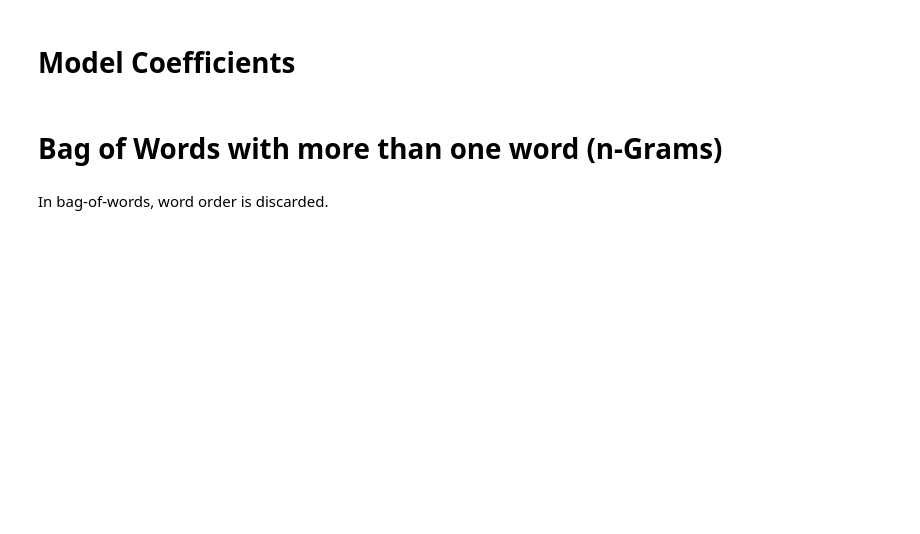
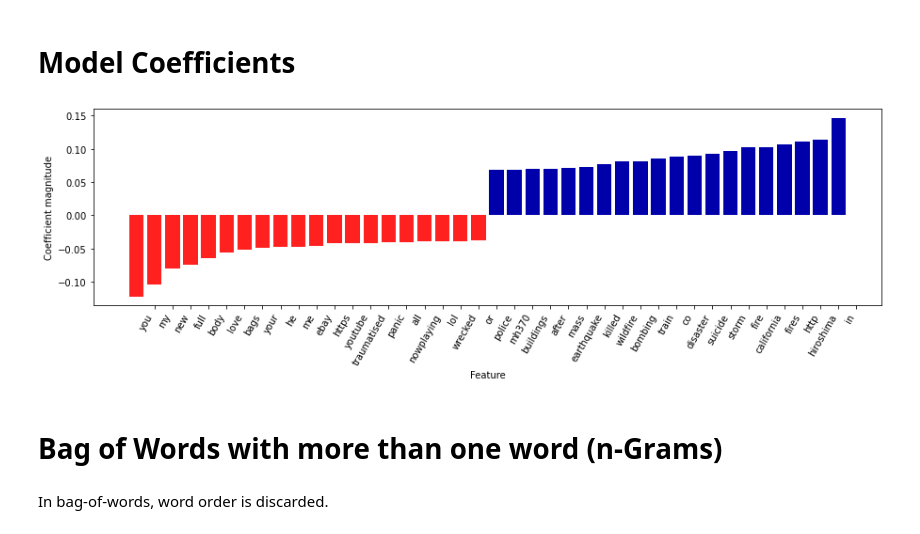
Before and after one commit to jennamurphymcad/Final-Project, a Jupyter notebook: Disaster/Initial_Analysis_Disaster.ipynb, the cells around one changed output. Saved outputs shown, nothing was run; the diff lists cells and outputs as text; code cells hidden in the pictures; blank space fills up the shorter version.

Commit message:
updates during tuesday session: added in images

```diff
--- a/Disaster/Initial_Analysis_Disaster.ipynb
+++ b/Disaster/Initial_Analysis_Disaster.ipynb
@@ -329,8 +373,12 @@ print("Features with lowest idf:\n{}".format(feature_names[sorted_by_idf[:100]])
 # Model Coefficients
 # %%
 import mglearn
+import matplotlib.pyplot as plt
 mglearn.tools.visualize_coefficients(grid.best_estimator_.named_steps["logisticregression"]
-    .coef_, feature_names, n_top_features=40)
+    .coef_, feature_names, n_top_features=20)
+plt.savefig("coefficients.png")
+# %% [output]
+[figure, added]
 # %% [markdown]
 # Bag of Words with more than one word (n-Grams)
 # %% [markdown]
```
Also changed, not shown: parts of 11 cells of this notebook, 16 other files.
